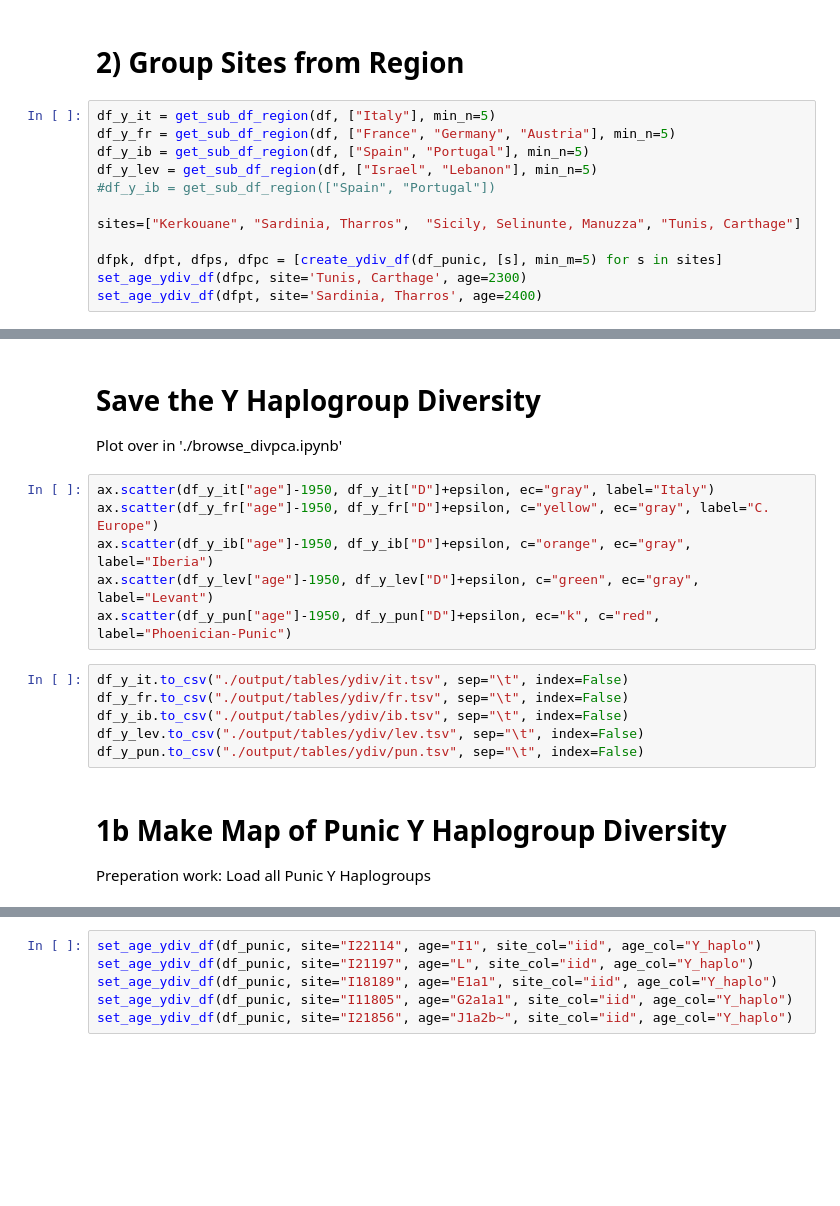
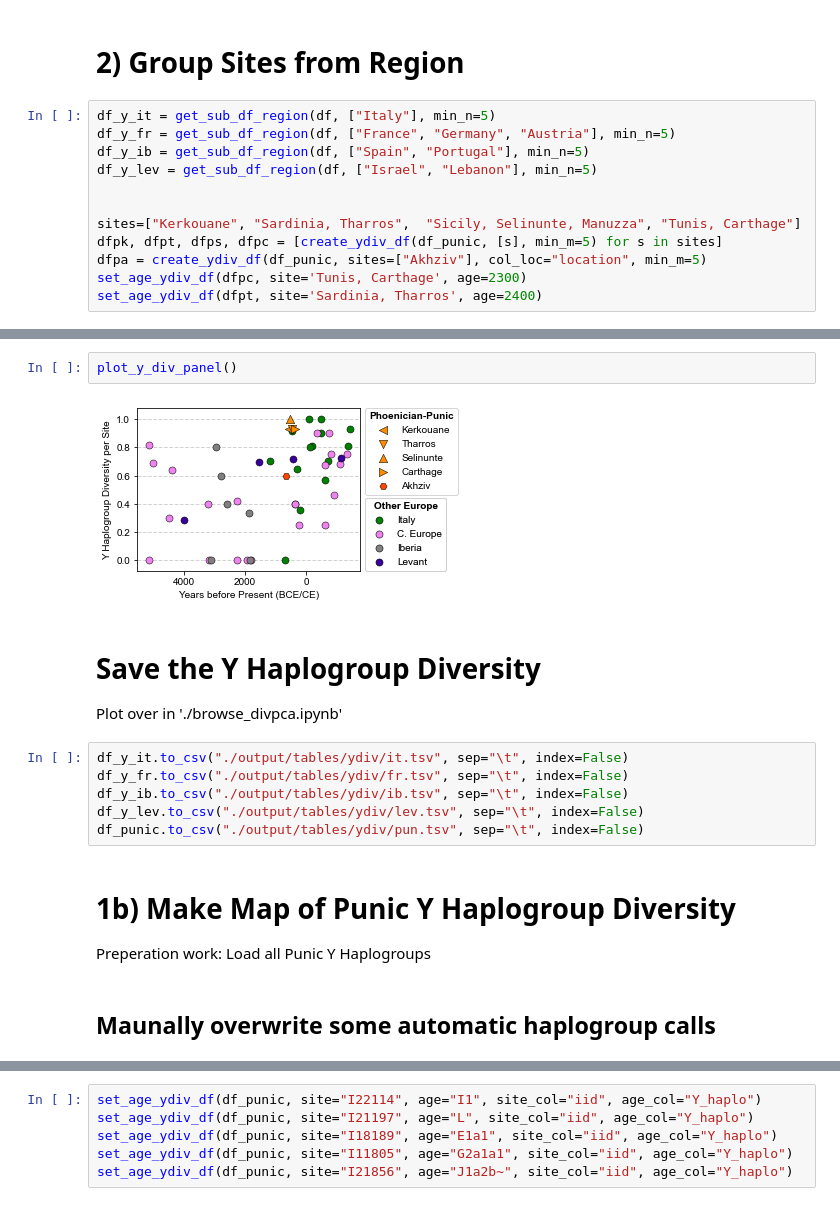
Before and after one commit to hringbauer/punic_aDNA, a Jupyter notebook: notebooks/figs/plot_y_div.ipynb, the cells around one changed output, grey strips where cells are left out. Saved outputs shown, nothing was run; the diff lists cells and outputs as text; blank space fills up the shorter version.

Commit message:
Update Y Diversity Plot

```diff
--- a/notebooks/figs/plot_y_div.ipynb
+++ b/notebooks/figs/plot_y_div.ipynb
@@ -225,10 +228,10 @@ df_y_it = get_sub_df_region(df, ["Italy"], min_n=5)
 df_y_fr = get_sub_df_region(df, ["France", "Germany", "Austria"], min_n=5)
 df_y_ib = get_sub_df_region(df, ["Spain", "Portugal"], min_n=5)
 df_y_lev = get_sub_df_region(df, ["Israel", "Lebanon"], min_n=5)
-#df_y_ib = get_sub_df_region(["Spain", "Portugal"])
+
 
 sites=["Kerkouane", "Sardinia, Tharros",  "Sicily, Selinunte, Manuzza", "Tunis, Carthage"]
-
 dfpk, dfpt, dfps, dfpc = [create_ydiv_df(df_punic, [s], min_m=5) for s in sites]
+dfpa = create_ydiv_df(df_punic, sites=["Akhziv"], col_loc="location", min_m=5)
 set_age_ydiv_df(dfpc, site='Tunis, Carthage', age=2300)
 set_age_ydiv_df(dfpt, site='Sardinia, Tharros', age=2400)
@@ -295,18 +299,18 @@ plt.show()
+# %%
+plot_y_div_panel()
+# %% [output]
+[figure, added]
 # %% [markdown]
 # Save the Y Haplogroup Diversity
 Plot over in './browse_divpca.ipynb'
-# %%
-ax.scatter(df_y_it["age"]-1950, df_y_it["D"]+epsilon, ec="gray", label="Italy")
-ax.scatter(df_y_fr["age"]-1950, df_y_fr["D"]+epsilon, c="yellow", ec="gray", label="C. Europe")
-ax.scatter(df_y_ib["age"]-1950, df_y_ib["D"]+epsilon, c="orange", ec="gray", label="Iberia")
-ax.scatter(df_y_lev["age"]-1950, df_y_lev["D"]+epsilon, c="green", ec="gray", label="Levant")
-ax.scatter(df_y_pun["age"]-1950, df_y_pun["D"]+epsilon, ec="k", c="red", label="Phoenician-Punic")
 # %%
 df_y_it.to_csv("./output/tables/ydiv/it.tsv", sep="\t", index=False)
 df_y_fr.to_csv("./output/tables/ydiv/fr.tsv", sep="\t", index=False)
 df_y_ib.to_csv("./output/tables/ydiv/ib.tsv", sep="\t", index=False)
 df_y_lev.to_csv("./output/tables/ydiv/lev.tsv", sep="\t", index=False)
-df_y_pun.to_csv("./output/tables/ydiv/pun.tsv", sep="\t", index=False)
+df_punic.to_csv("./output/tables/ydiv/pun.tsv", sep="\t", index=False)
 # %% [markdown]
-# 1b Make Map of Punic Y Haplogroup Diversity
+# 1b) Make Map of Punic Y Haplogroup Diversity
 Preperation work: Load all Punic Y Haplogroups
+# %% [markdown]
+## Maunally overwrite some automatic haplogroup calls
```
Also changed, not shown: parts of 29 cells of this notebook, 1 other file.
